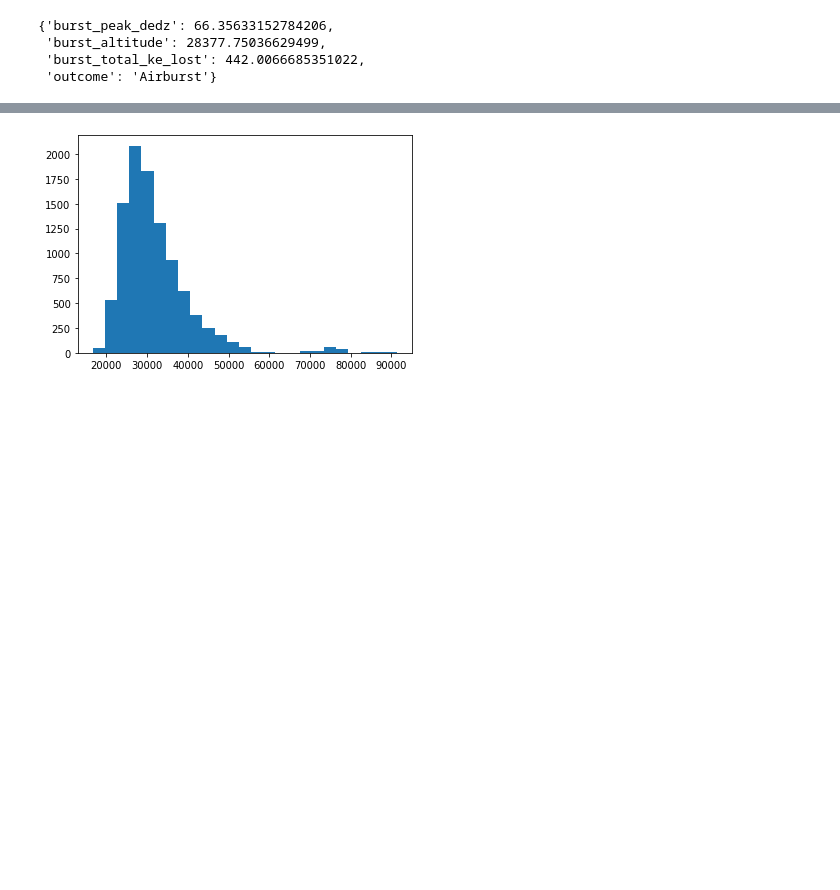
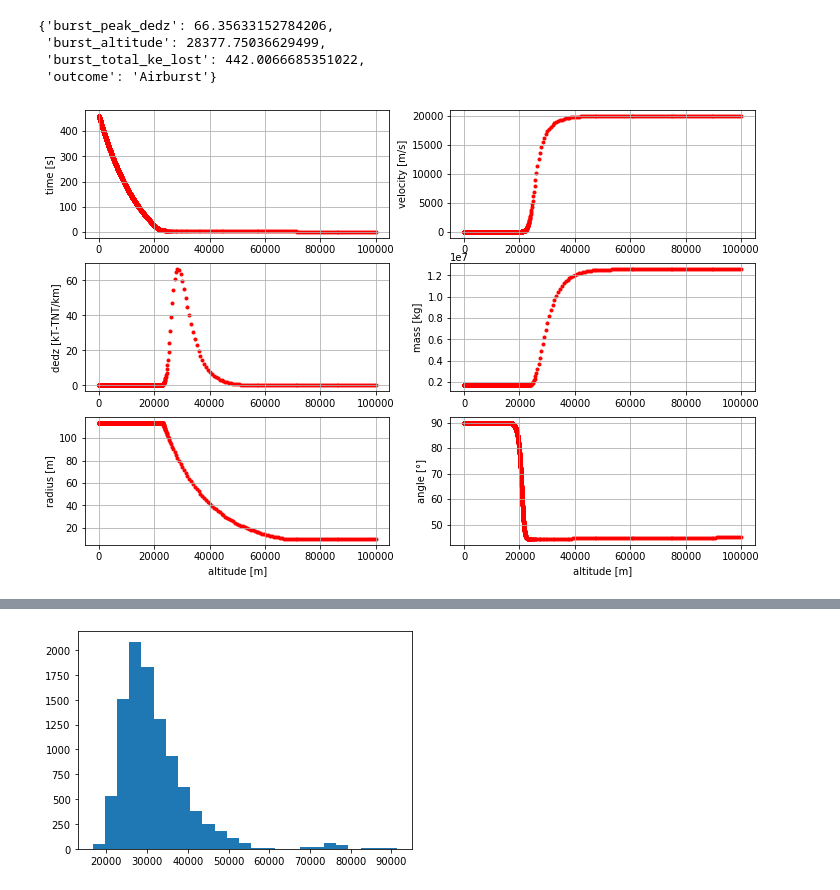
Before and after one commit to hustic/Armageddon, a Jupyter notebook: Presentation.ipynb, the cells around one changed output, grey strips where cells are left out. Saved outputs shown, nothing was run; the diff lists cells and outputs as text; code cells hidden in the pictures; blank space fills up the shorter version.

```diff
--- a/Presentation.ipynb
+++ b/Presentation.ipynb
@@ -82,0 +88,4 @@ dic  # type of entry event with data analysis results
+# %%
+earth.plot_results(df)  # plot results
+# %% [output]
+[figure, added]
```
Also changed, not shown: parts of 6 cells of this notebook, 4 other files.
